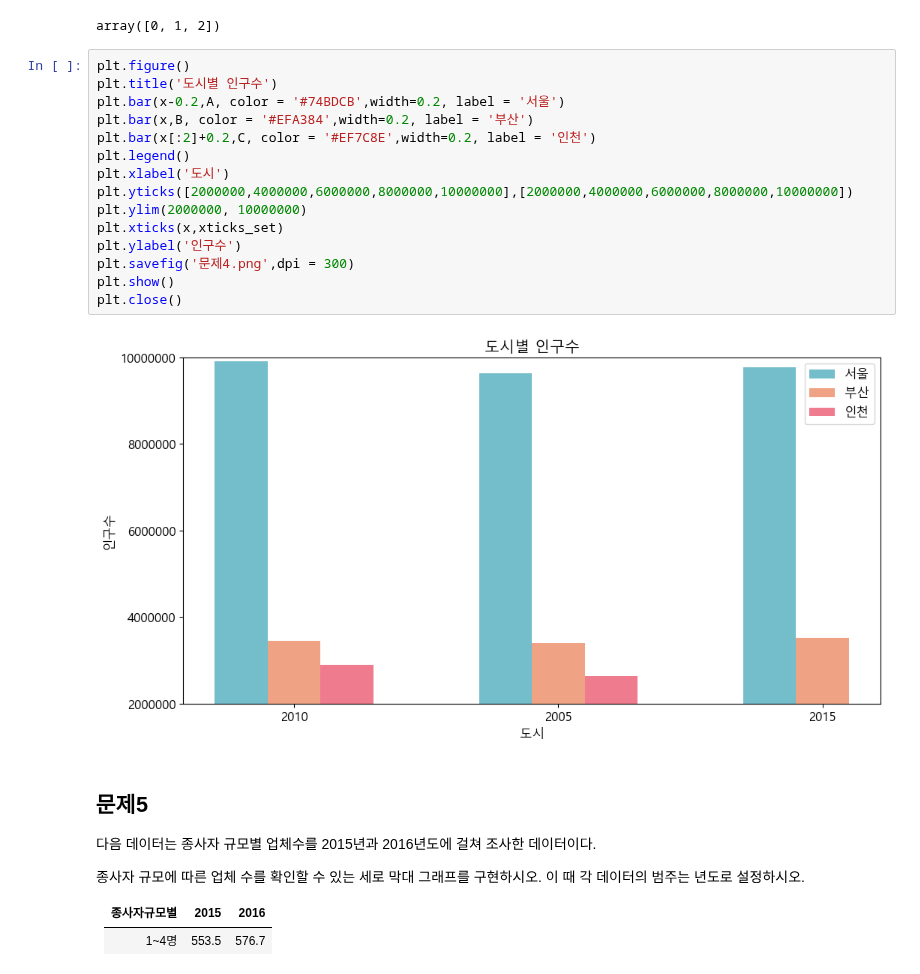
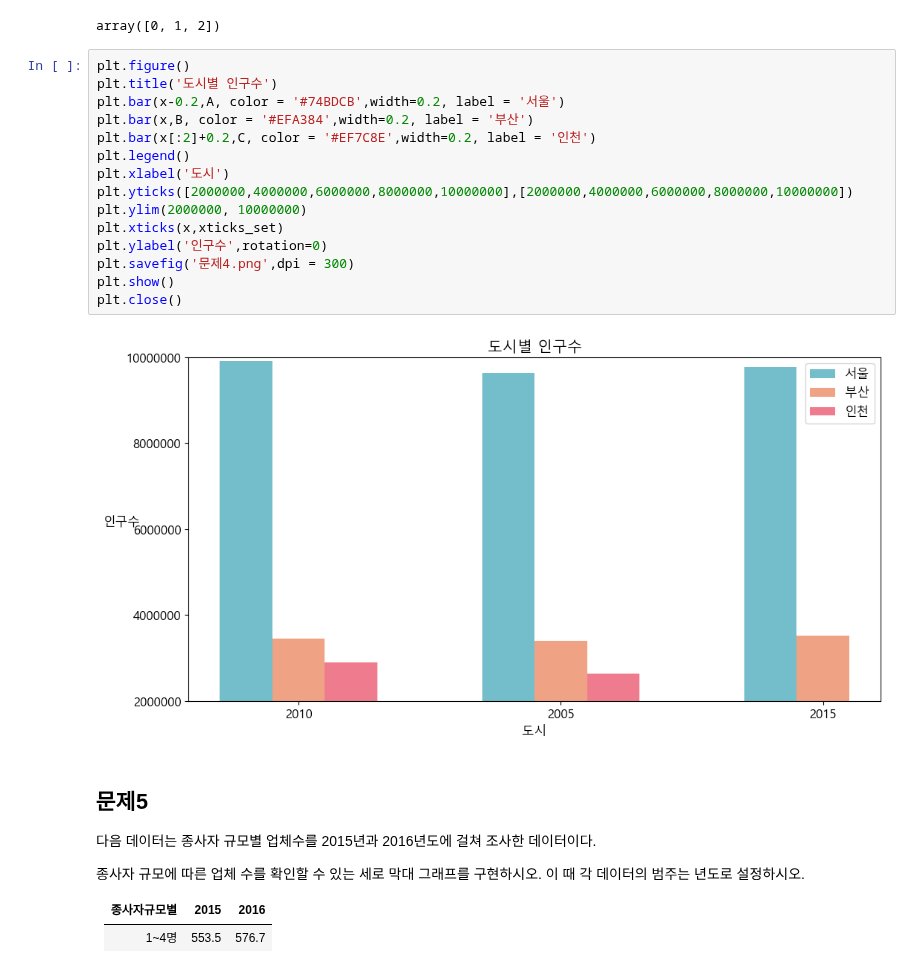
Before and after one commit to hyk2202/megait, a Jupyter notebook: megait/D. 탐색적 데이터 분석/05. 데이터 시각화/(1) Matplotlib/연구과제.ipynb, the cells around one changed output. Saved outputs shown, nothing was run; the diff lists cells and outputs as text.

```diff
--- a/megait/D. 탐색적 데이터 분석/05. 데이터 시각화/(1) Matplotlib/연구과제.ipynb
+++ b/megait/D. 탐색적 데이터 분석/05. 데이터 시각화/(1) Matplotlib/연구과제.ipynb
@@ -291,20 +291,20 @@ array([0, 1, 2])
 # %%
 plt.figure()
 plt.title('도시별 인구수')
 plt.bar(x-0.2,A, color = '#74BDCB',width=0.2, label = '서울')
 plt.bar(x,B, color = '#EFA384',width=0.2, label = '부산')
 plt.bar(x[:2]+0.2,C, color = '#EF7C8E',width=0.2, label = '인천')
 plt.legend()
 plt.xlabel('도시')
 plt.yticks([2000000,4000000,6000000,8000000,10000000],[2000000,4000000,6000000,8000000,10000000])
 plt.ylim(2000000, 10000000)
 plt.xticks(x,xticks_set)
-plt.ylabel('인구수')
+plt.ylabel('인구수',rotation=0)
 plt.savefig('문제4.png',dpi = 300)
 plt.show()
 plt.close()
 # %% [output]
-[figure, old version]
+[figure, new version]
 # %% [markdown]
 ## 문제5
 
```
Also changed, not shown: parts of 5 cells of this notebook, 5 other files.
